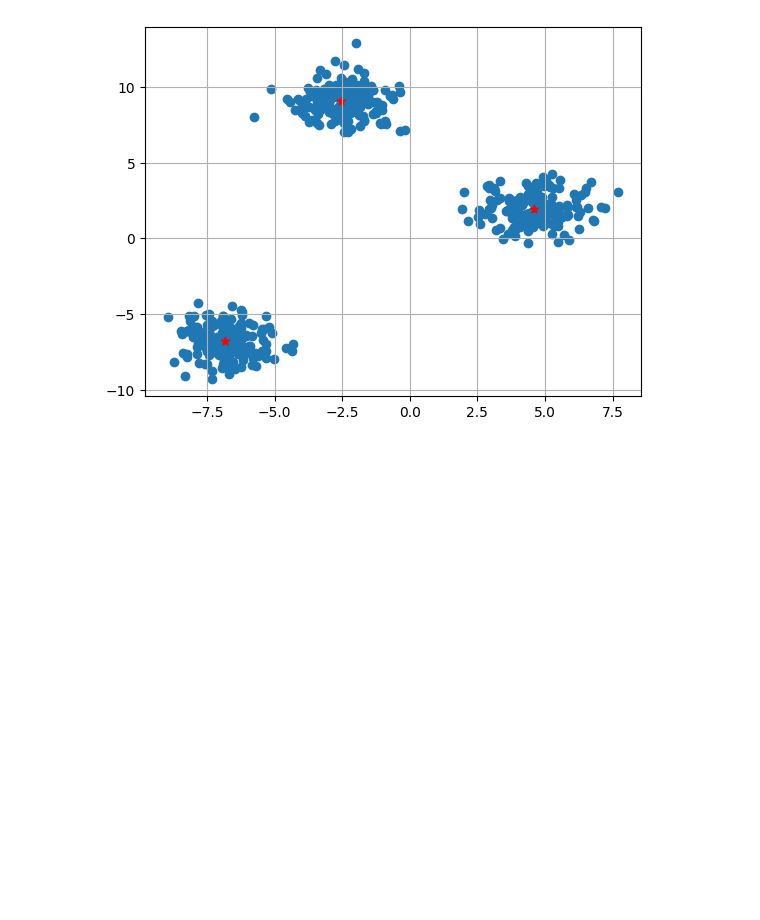
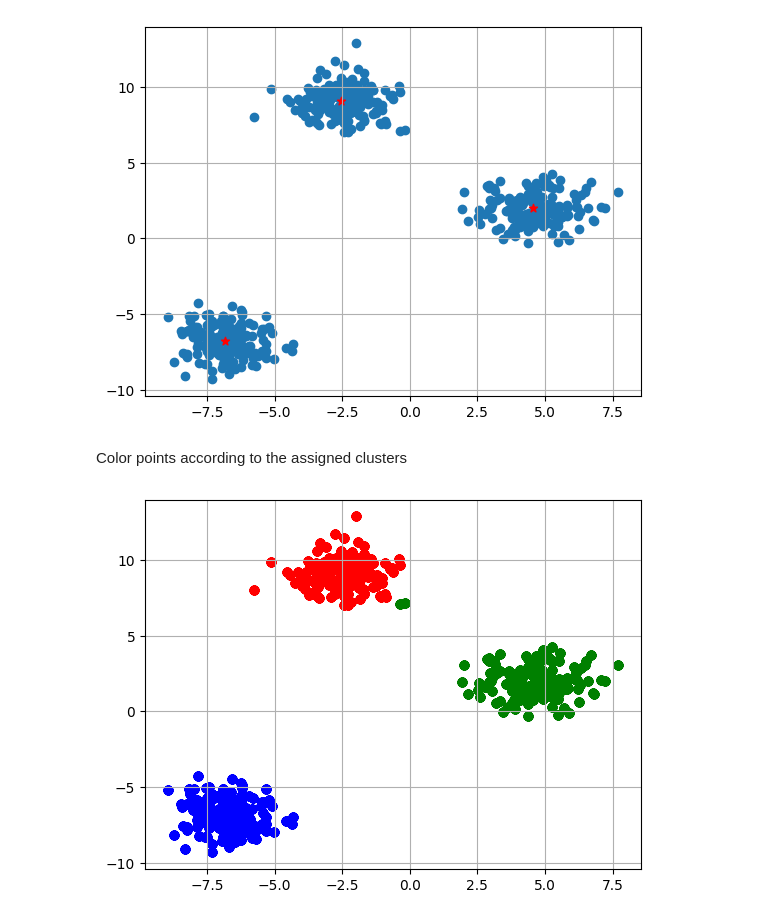
Before and after one commit to saurabhkale17/ml, a Jupyter notebook: k_means_clustering.ipynb, the cells around one changed output. Cells and saved outputs as stored; diff of their text form; code cells hidden in the pictures; blank space fills up the shorter version.

Commit message:
k means clustering

```diff
--- a/k_means_clustering.ipynb
+++ b/k_means_clustering.ipynb
@@ -145,3 +145,28 @@ for x, y in centroid_list:
 plt.show()
 # %% [output]
 [figure]
+# %% [markdown]
+Color points according to the assigned clusters
+# %%
+# Extract all x and y coordinates into separate lists
+x_coords = []
+y_coords = []
+for key, value in clusters.items():
+    for point in value['points']:
+        x_coords.append(point[0])
+        y_coords.append(point[1])
+
+    # Plot points of different color according to clusters assigned
+    if key == 0:
+        plt.scatter(x_coords, y_coords, c='red')
+    elif key == 1:
+        plt.scatter(x_coords, y_coords, c='green')
+    elif key == 2:
+      plt.scatter(x_coords, y_coords, c='blue')
+    x_coords.clear()
+    y_coords.clear()
+
+plt.grid(True)
+plt.show()
+# %% [output]
+[figure, added]
```
Also changed, not shown: parts of 1 cell of this notebook.
